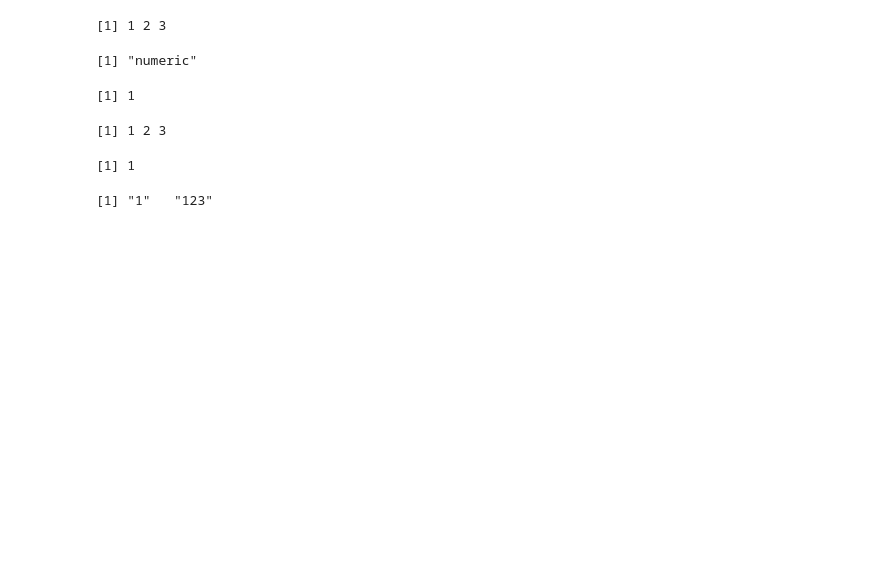
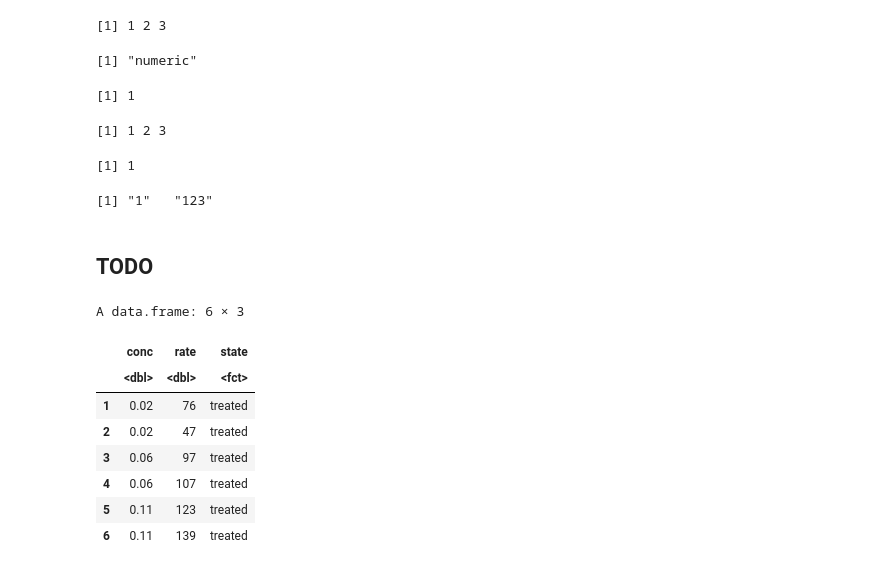
Before and after one commit to chenboshuo/learn_r, a Jupyter notebook: src/basic.ipynb, the cells around one changed output. Drawn from its saved outputs; the diff is of its cells as text; code cells hidden in the pictures; blank space fills up the shorter version.

```diff
--- a/src/basic.ipynb
+++ b/src/basic.ipynb
@@ -373,3 +470,5 @@ unlists
 ?paste()
 # %%
 ?gsub()
+# %% [markdown]
+## TODO
@@ -375,0 +477,12 @@ unlists
+# %%
+head(Puromycin)
+# %% [output]
+A data.frame: 6 × 3
+|  | conc | rate | state |
+|  | <dbl> | <dbl> | <fct> |
+| 1 | 0.02 | 76 | treated |
+| 2 | 0.02 | 47 | treated |
+| 3 | 0.06 | 97 | treated |
+| 4 | 0.06 | 107 | treated |
+| 5 | 0.11 | 123 | treated |
+| 6 | 0.11 | 139 | treated |
```
Also changed, not shown: parts of 24 cells of this notebook, 2 other files.
